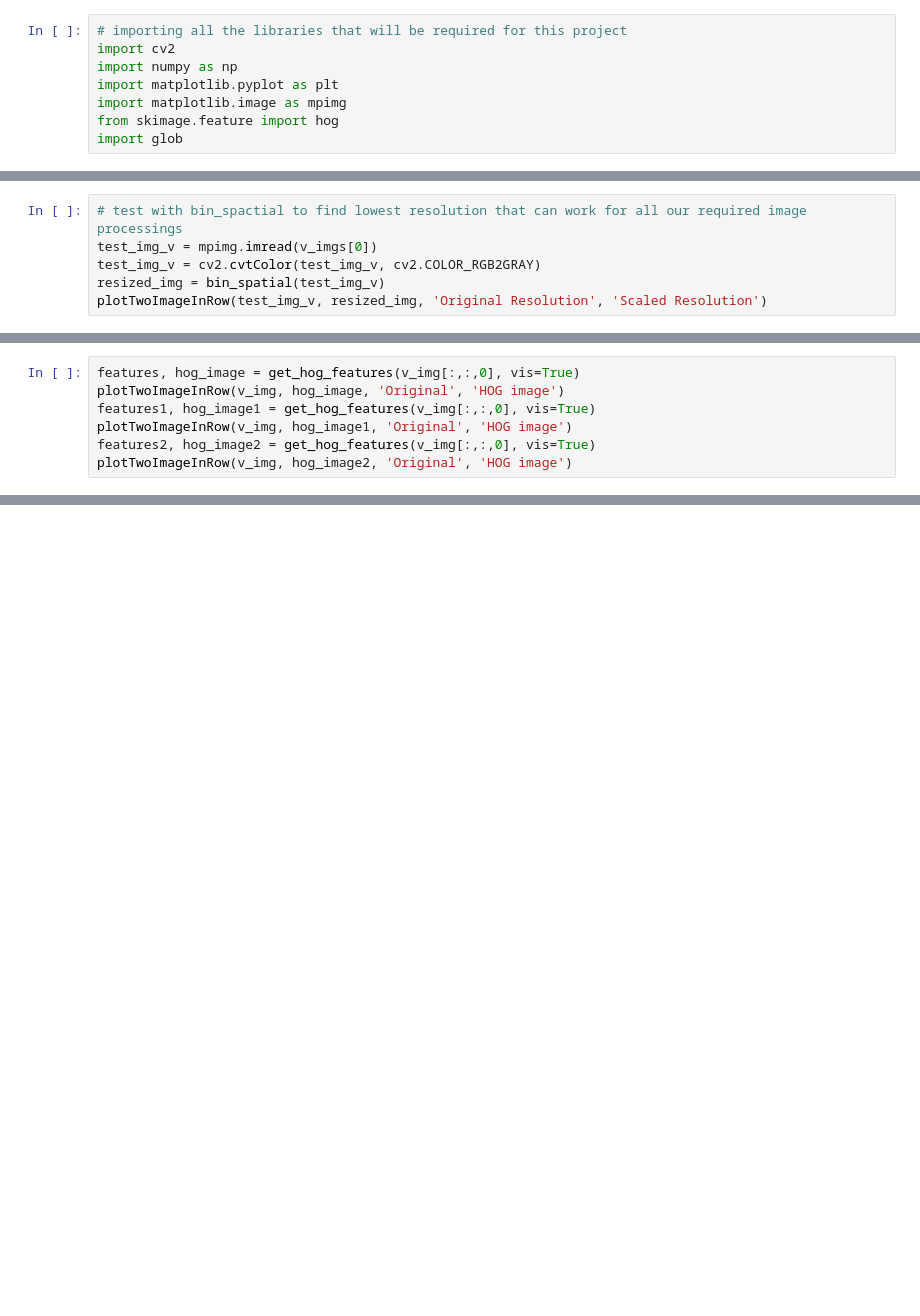
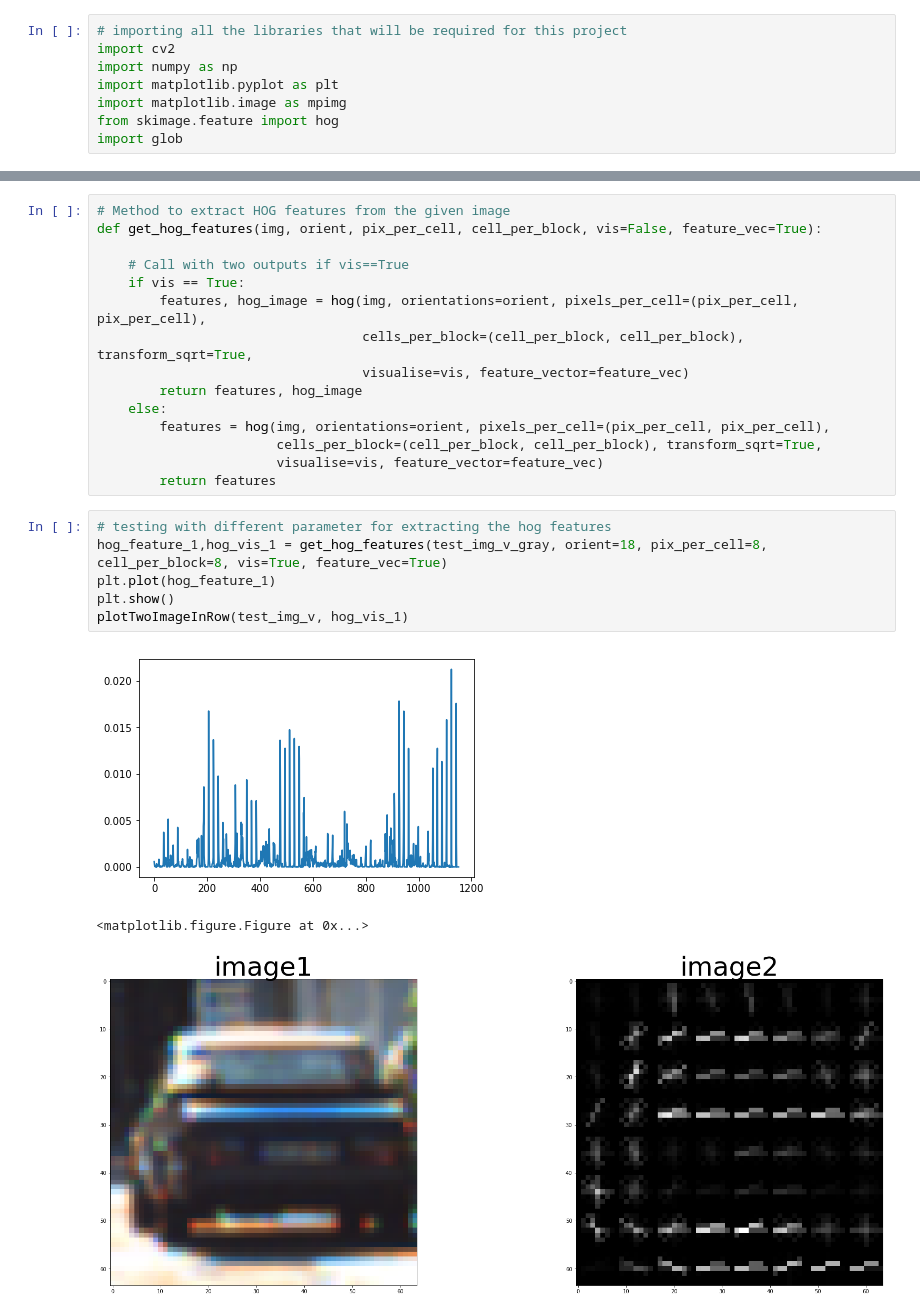
Before and after one commit to ajeet-repos/CarND-Vehicle-Detection, a Jupyter notebook: P5-Report.ipynb, the cells around one changed output, grey strips where cells are left out. Saved outputs shown, nothing was run; the diff lists cells and outputs as text; blank space fills up the shorter version.

Commit message:
[Added] 1. methods for spatial, hist and hog features

```diff
--- a/P5-Report.ipynb
+++ b/P5-Report.ipynb
@@ -128,6 +71,0 @@ v_imgs = v_images_kitti[:10]
-# %%
-# test with bin_spactial to find lowest resolution that can work for all our required image processings
-test_img_v = mpimg.imread(v_imgs[0])
-test_img_v = cv2.cvtColor(test_img_v, cv2.COLOR_RGB2GRAY)
-resized_img = bin_spatial(test_img_v)
-plotTwoImageInRow(test_img_v, resized_img, 'Original Resolution', 'Scaled Resolution')
@@ -136,7 +71,0 @@ TypeError: Invalid dimensions for image data
-# %%
-features, hog_image = get_hog_features(v_img[:,:,0], vis=True)
-plotTwoImageInRow(v_img, hog_image, 'Original', 'HOG image')
-features1, hog_image1 = get_hog_features(v_img[:,:,0], vis=True)
-plotTwoImageInRow(v_img, hog_image1, 'Original', 'HOG image')
-features2, hog_image2 = get_hog_features(v_img[:,:,0], vis=True)
-plotTwoImageInRow(v_img, hog_image2, 'Original', 'HOG image')
@@ -149,0 +82,25 @@ plotTwoImageInRow(v_img, hog_image2, 'Original', 'HOG image')
+# %%
+# Method to extract HOG features from the given image
+def get_hog_features(img, orient, pix_per_cell, cell_per_block, vis=False, feature_vec=True):
+
+    # Call with two outputs if vis==True
+    if vis == True:
+        features, hog_image = hog(img, orientations=orient, pixels_per_cell=(pix_per_cell, pix_per_cell),
+                                  cells_per_block=(cell_per_block, cell_per_block), transform_sqrt=True,
+                                  visualise=vis, feature_vector=feature_vec)
+        return features, hog_image
+    else:
+        features = hog(img, orientations=orient, pixels_per_cell=(pix_per_cell, pix_per_cell),
+                       cells_per_block=(cell_per_block, cell_per_block), transform_sqrt=True,
+                       visualise=vis, feature_vector=feature_vec)
+        return features
+# %%
+# testing with different parameter for extracting the hog features
+hog_feature_1,hog_vis_1 = get_hog_features(test_img_v_gray, orient=18, pix_per_cell=8, cell_per_block=8, vis=True, feature_vec=True)
+plt.plot(hog_feature_1)
+plt.show()
+plotTwoImageInRow(test_img_v, hog_vis_1)
+# %% [output]
+[figure, added]
+<matplotlib.figure.Figure at 0x...>
+[figure, added]
```
Also changed, not shown: parts of 13 cells of this notebook.
